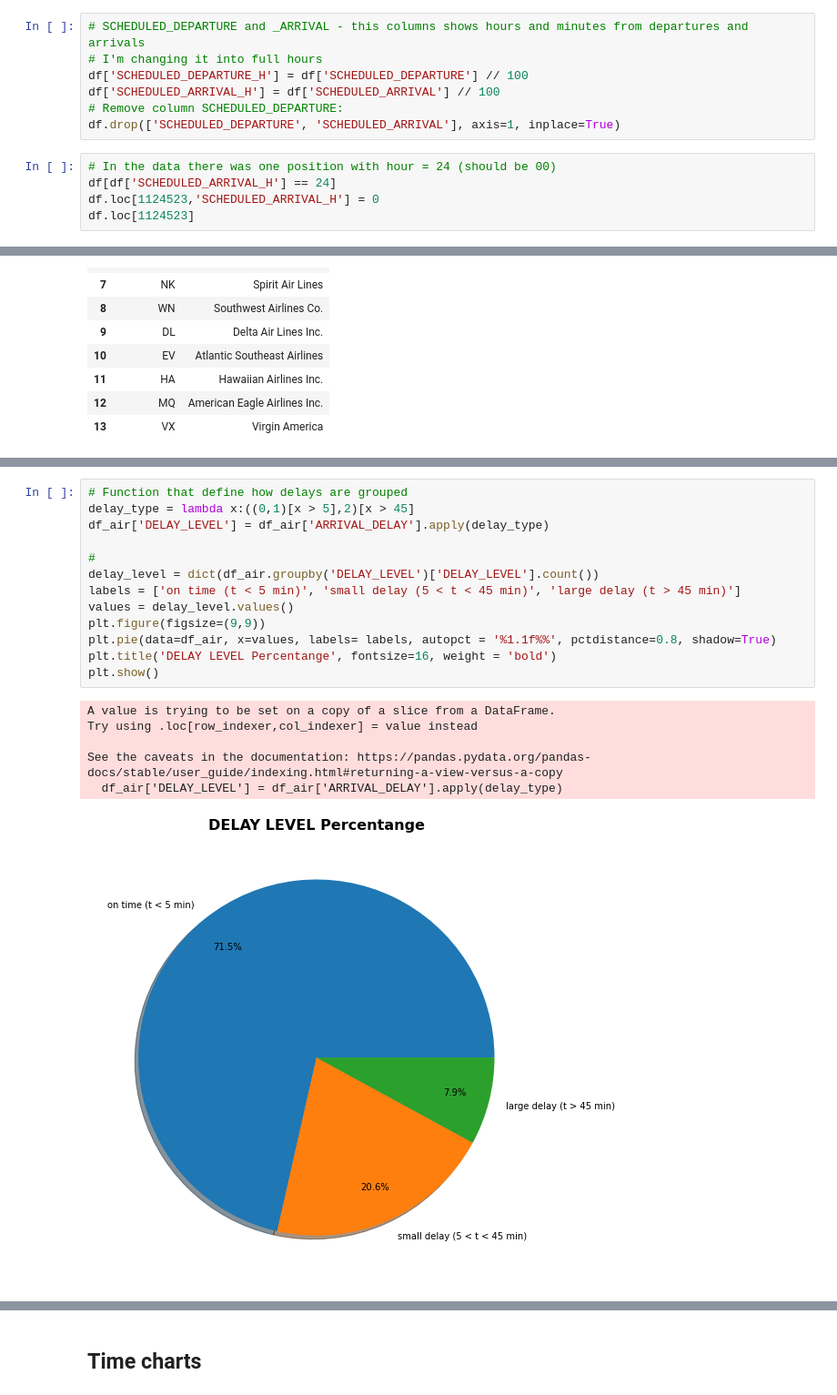
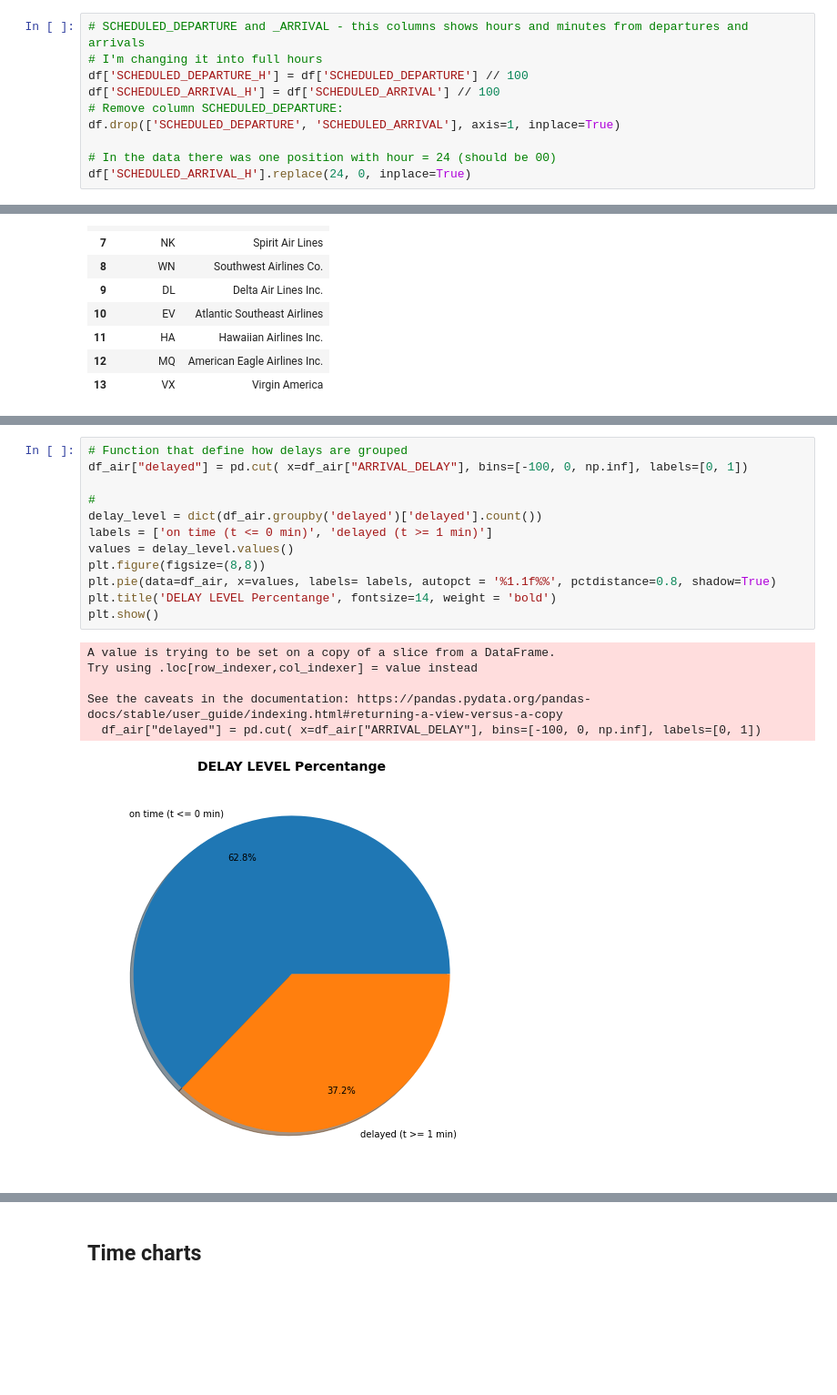
Before and after one commit to AleksanderWernik/2015_Flight_Delays, a Jupyter notebook: flights/flights.ipynb, the cells around one changed output, grey strips where cells are left out. Shown at 91% size. Cells and saved outputs as stored; diff of their text form; blank space fills up the shorter version.

```diff
--- a/flights/flights.ipynb
+++ b/flights/flights.ipynb
@@ -92,8 +109,6 @@ df['SCHEDULED_DEPARTURE_H'] = df['SCHEDULED_DEPARTURE'] // 100
 df['SCHEDULED_ARRIVAL_H'] = df['SCHEDULED_ARRIVAL'] // 100
 # Remove column SCHEDULED_DEPARTURE:
 df.drop(['SCHEDULED_DEPARTURE', 'SCHEDULED_ARRIVAL'], axis=1, inplace=True)
+
+# In the data there was one position with hour = 24 (should be 00)
+df['SCHEDULED_ARRIVAL_H'].replace(24, 0, inplace=True)
-# %%
-# In the data there was one position with hour = 24 (should be 00)
-df[df['SCHEDULED_ARRIVAL_H'] == 24]
-df.loc[1124523,'SCHEDULED_ARRIVAL_H'] = 0
-df.loc[1124523]
@@ -259,20 +252,19 @@ abbr_companies = airlines_names.set_index('IATA_CODE')['AIRLINE'].to_dict()
 # %%
 # Function that define how delays are grouped
-delay_type = lambda x:((0,1)[x > 5],2)[x > 45]
-df_air['DELAY_LEVEL'] = df_air['ARRIVAL_DELAY'].apply(delay_type)
+df_air["delayed"] = pd.cut( x=df_air["ARRIVAL_DELAY"], bins=[-100, 0, np.inf], labels=[0, 1])
 
 #
-delay_level = dict(df_air.groupby('DELAY_LEVEL')['DELAY_LEVEL'].count())
-labels = ['on time (t < 5 min)', 'small delay (5 < t < 45 min)', 'large delay (t > 45 min)']
+delay_level = dict(df_air.groupby('delayed')['delayed'].count())
+labels = ['on time (t <= 0 min)', 'delayed (t >= 1 min)']
 values = delay_level.values()
-plt.figure(figsize=(9,9))
+plt.figure(figsize=(8,8))
 plt.pie(data=df_air, x=values, labels= labels, autopct = '%1.1f%%', pctdistance=0.8, shadow=True)
-plt.title('DELAY LEVEL Percentange', fontsize=16, weight = 'bold')
+plt.title('DELAY LEVEL Percentange', fontsize=14, weight = 'bold')
 plt.show()
 # %% [output]
 A value is trying to be set on a copy of a slice from a DataFrame.
 Try using .loc[row_indexer,col_indexer] = value instead
 
 See the caveats in the documentation: https://pandas.pydata.org/pandas-docs/stable/user_guide/indexing.html#returning-a-view-versus-a-copy
-  df_air['DELAY_LEVEL'] = df_air['ARRIVAL_DELAY'].apply(delay_type)
+  df_air["delayed"] = pd.cut( x=df_air["ARRIVAL_DELAY"], bins=[-100, 0, np.inf], labels=[0, 1])
-[figure, old version]
+[figure, new version]
```
Also changed, not shown: parts of 162 cells of this notebook.
